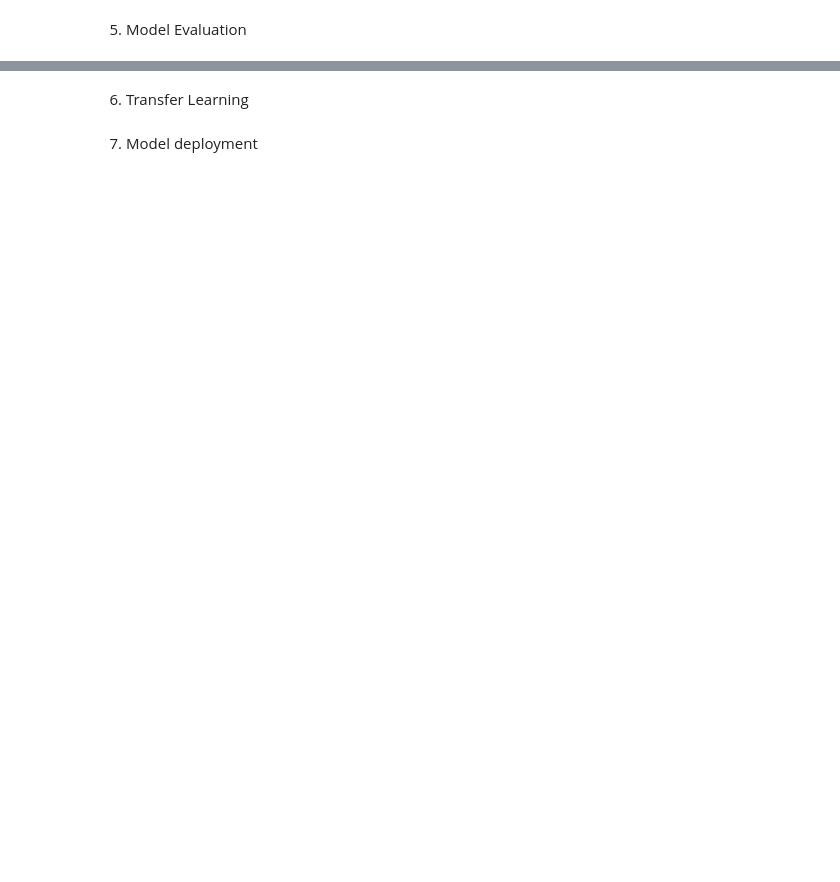
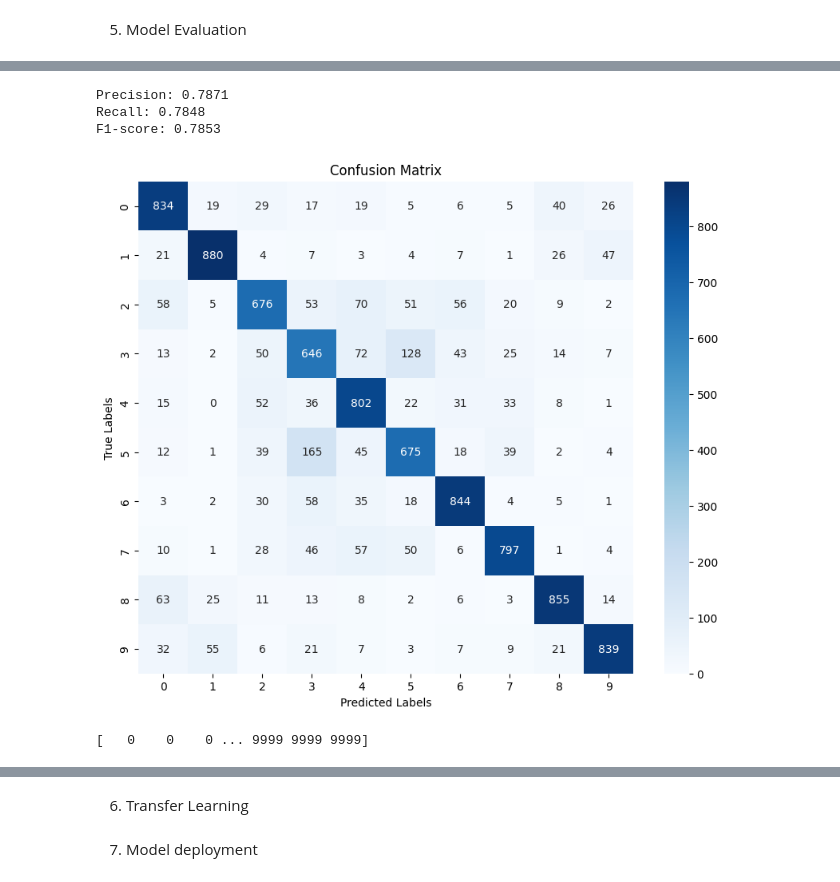
Before and after one commit to SvenDjokic/image-classification-project, a Jupyter notebook: WIP.ipynb, the cells around one changed output, grey strips where cells are left out. Cells and saved outputs as stored; diff of their text form; code cells hidden in the pictures; blank space fills up the shorter version.

```diff
--- a/WIP.ipynb
+++ b/WIP.ipynb
@@ -115,0 +101,22 @@ model_simple.fit(augmented_images, y_train, batch_size=batch_size, epochs=epochs
+# %%
+batch_size = 50
+epochs = 100
+
+optimizer = SGD(learning_rate=0.001, momentum=0.9)
+
+model_simple.compile(loss="sparse_categorical_crossentropy", optimizer=optimizer, metrics=["accuracy"])
+
+# Early stopping callback
+early_stopping = EarlyStopping(monitor='val_loss',   # Monitors the validation loss
+                               patience=3,           # How many epochs to wait after no improvement
+                               restore_best_weights=True)  # Restores the best weights
+
+# Save the original model in a separate variable
+trained_model = model_simple
+
+# Train the model
+history = model_simple.fit(x_train, y_train,
+                    epochs=epochs,              # Number of epochs to train
+                    batch_size=batch_size,          # Batch size
+                    validation_data=(x_test, y_test),  # Validation data
+                    callbacks=[early_stopping])  # Apply early stopping
@@ -119,0 +150,11 @@ model_simple.fit(augmented_images, y_train, batch_size=batch_size, epochs=epochs
+# %%
+# Calculate predicted values
+
+y_pred_probs = model_simple.predict(x_test)
+
+# Convert probabilities to class labels (integer values)
+y_pred_classes = np.argmax(y_pred_probs, axis=1)
+
+# Print a few predicted values and their corresponding actual values
+print("Predicted classes:", y_pred_classes[:10])
+print("True labels:", y_test[:10])
@@ -119,0 +174,41 @@ model_simple.fit(augmented_images, y_train, batch_size=batch_size, epochs=epochs
+# %%
+# Calculate Precision
+precision = precision_score(y_test, y_pred_classes, average='weighted')
+
+# Calculate Recall
+recall = recall_score(y_test, y_pred_classes, average='weighted')
+
+# Calculate F1 Score
+f1 = f1_score(y_test, y_pred_classes, average='weighted')
+
+# Print the metrics
+print(f"Precision: {precision:.4f}")
+print(f"Recall: {recall:.4f}")
+print(f"F1-score: {f1:.4f}")
+# %% [output]
+Precision: 0.7871
+Recall: 0.7848
+F1-score: 0.7853
+# %%
+# Calculate the confusion matrix
+cm = confusion_matrix(y_test, y_pred_classes)
+
+# Plot the confusion matrix as a heatmap
+plt.figure(figsize=(10, 8))
+sns.heatmap(cm, annot=True, fmt="d", cmap="Blues", xticklabels=range(10), yticklabels=range(10))
+plt.xlabel('Predicted Labels')
+plt.ylabel('True Labels')
+plt.title('Confusion Matrix')
+plt.show()
+# %% [output]
+[figure, added]
+# %%
+# Get true labels (from y_test, which should not be one-hot encoded)
+# y_true = np.argmax(y_test, axis=1)
+
+# Identify misclassified images
+misclassified_indices = np.where(y_pred_classes != y_test)[0]
+
+print(misclassified_indices)
+# %% [output]
+[   0    0    0 ... 9999 9999 9999]
```
Also changed, not shown: parts of 17 cells of this notebook.
